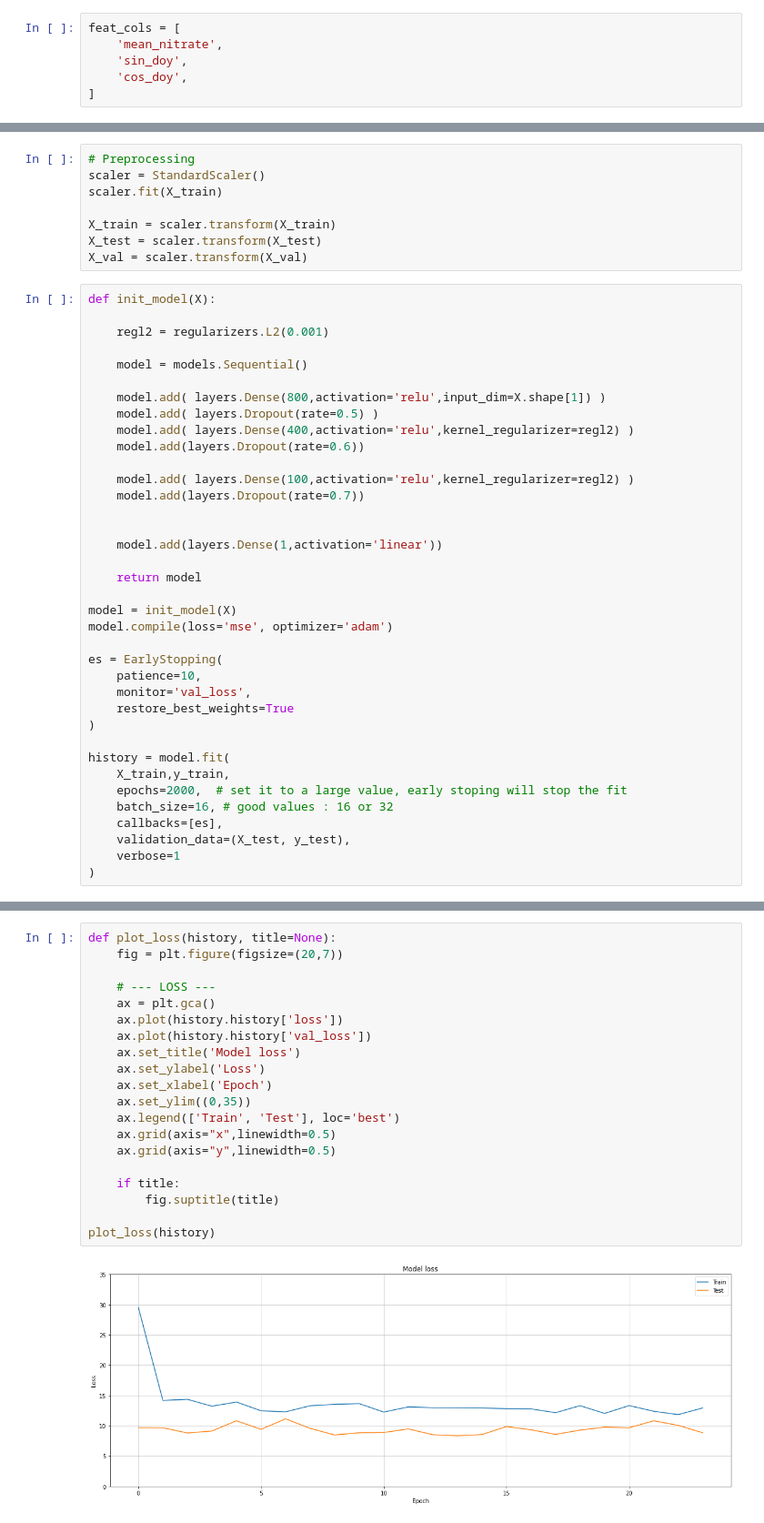
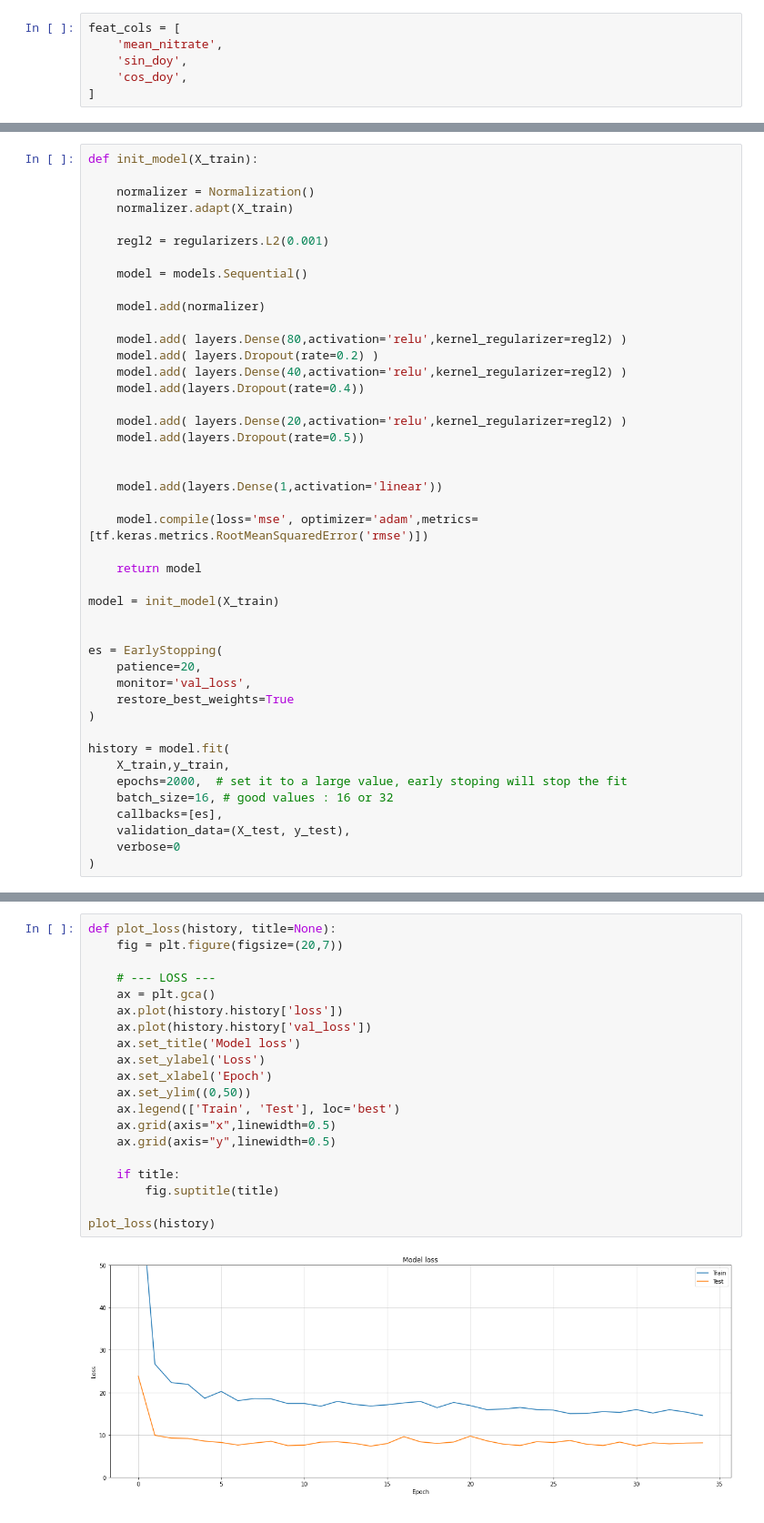
Before and after one commit to sebvey/water_prediction, a Jupyter notebook: notebooks/base_model.ipynb, the cells around one changed output, grey strips where cells are left out. Shown at 91% size. Cells and saved outputs as stored; diff of their text form.

```diff
--- a/notebooks/base_model.ipynb
+++ b/notebooks/base_model.ipynb
@@ -87,39 +96,38 @@ y = df['measure']
 
 # Train / Test split
 X_train, X_test, y_train, y_test = train_test_split(X, y, test_size = 0.3)
-# %%
-# Preprocessing
-scaler = StandardScaler()
-scaler.fit(X_train)
-
-X_train = scaler.transform(X_train)
-X_test = scaler.transform(X_test)
-X_val = scaler.transform(X_val)
 # %%
-def init_model(X):
+def init_model(X_train):
+
+    normalizer = Normalization()
+    normalizer.adapt(X_train)
 
     regl2 = regularizers.L2(0.001)
 
     model = models.Sequential()
 
-    model.add( layers.Dense(800,activation='relu',input_dim=X.shape[1]) )
-    model.add( layers.Dropout(rate=0.5) )
-    model.add( layers.Dense(400,activation='relu',kernel_regularizer=regl2) )
-    model.add(layers.Dropout(rate=0.6))
+    model.add(normalizer)
 
-    model.add( layers.Dense(100,activation='relu',kernel_regularizer=regl2) )
-    model.add(layers.Dropout(rate=0.7))
+    model.add( layers.Dense(80,activation='relu',kernel_regularizer=regl2) )
+    model.add( layers.Dropout(rate=0.2) )
+    model.add( layers.Dense(40,activation='relu',kernel_regularizer=regl2) )
+    model.add(layers.Dropout(rate=0.4))
+
+    model.add( layers.Dense(20,activation='relu',kernel_regularizer=regl2) )
+    model.add(layers.Dropout(rate=0.5))
 
 
     model.add(layers.Dense(1,activation='linear'))
 
+    model.compile(loss='mse', optimizer='adam',metrics=[tf.keras.metrics.RootMeanSquaredError('rmse')])
+
     return model
 
-model = init_model(X)
-model.compile(loss='mse', optimizer='adam')
+model = init_model(X_train)
+
 
 es = EarlyStopping(
-	patience=10,
+	patience=20,
 	monitor='val_loss',
 	restore_best_weights=True
 )
@@ -130,5 +138,5 @@ history = model.fit(
 	batch_size=16, # good values : 16 or 32
 	callbacks=[es],
 	validation_data=(X_test, y_test),
-	verbose=1
+	verbose=0
 )
@@ -153,23 +143,23 @@ Epoch 24/2000
 # %%
 def plot_loss(history, title=None):
     fig = plt.figure(figsize=(20,7))
 
     # --- LOSS ---
     ax = plt.gca()
     ax.plot(history.history['loss'])
     ax.plot(history.history['val_loss'])
     ax.set_title('Model loss')
     ax.set_ylabel('Loss')
     ax.set_xlabel('Epoch')
-    ax.set_ylim((0,35))
+    ax.set_ylim((0,50))
     ax.legend(['Train', 'Test'], loc='best')
     ax.grid(axis="x",linewidth=0.5)
     ax.grid(axis="y",linewidth=0.5)
 
     if title:
         fig.suptitle(title)
 
 plot_loss(history)
 # %% [output]
-[figure, old version]
+[figure, new version]
 # %%
```
Also changed, not shown: parts of 9 cells of this notebook.
